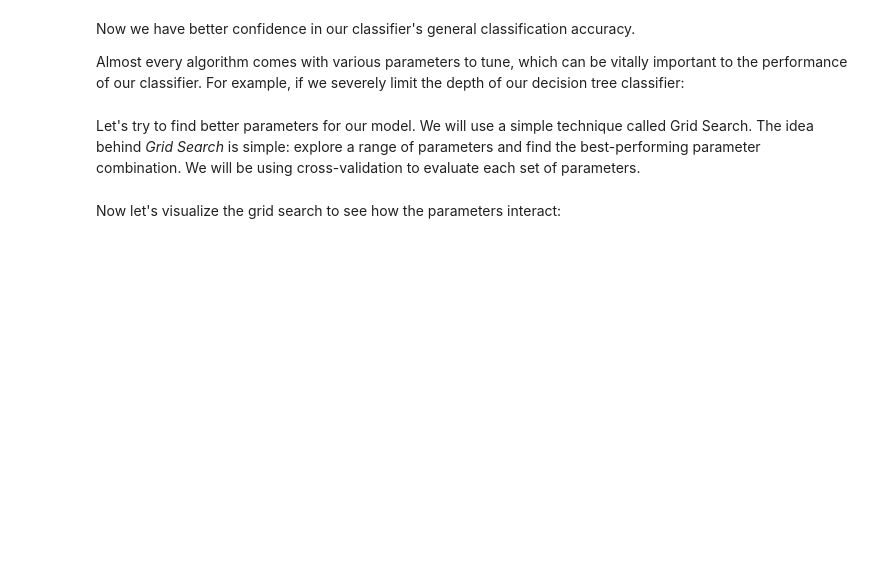
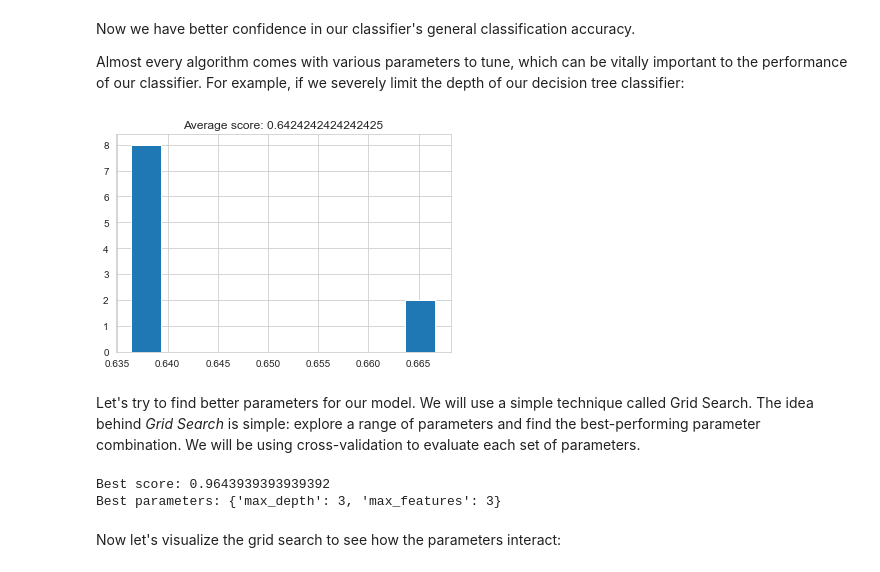
Before and after one commit to strvcom/ds-academy, a Jupyter notebook: lectures/01_lecture/motivational_example.ipynb, the cells around one changed output. Cells and saved outputs as stored; diff of their text form; code cells hidden in the pictures; blank space fills up the shorter version.

```diff
--- a/lectures/01_lecture/motivational_example.ipynb
+++ b/lectures/01_lecture/motivational_example.ipynb
@@ -237,7 +329,35 @@ This problem is the main reason that most data scientists perform _k-fold cross-
 Now we have better confidence in our classifier's general classification accuracy.
 
 Almost every algorithm comes with various parameters to tune, which can be vitally important to the performance of our classifier. For example, if we severely limit the depth of our decision tree classifier:
+# %%
+decision_tree_classifier = DecisionTreeClassifier(max_depth=1)
+cv_scores = cross_val_score(decision_tree_classifier, X_train, y_train, cv=10)
+plt.hist(cv_scores)
+plt.title('Average score: {}'.format(np.mean(cv_scores)));
+# %% [output]
+[figure, added]
 # %% [markdown]
 Let's try to find better parameters for our model. We will use a simple technique called Grid Search. The idea behind _Grid Search_ is simple: explore a range of parameters and find the best-performing parameter combination. We will be using cross-validation to evaluate each set of parameters.
+# %%
+from sklearn.model_selection import GridSearchCV, StratifiedKFold
+
+decision_tree_classifier = DecisionTreeClassifier()
+
+parameter_grid = {
+    'max_depth': [1, 2, 3, 4, 5],
+    'max_features': [1, 2, 3, 4]
+}
+
+cross_validation = StratifiedKFold(n_splits=10, shuffle=True, random_state=42)
+grid_search = GridSearchCV(
+    decision_tree_classifier, param_grid=parameter_grid, cv=cross_validation
+)
+
+grid_search.fit(X_train, y_train)
+print('Best score: {}'.format(grid_search.best_score_))
+print('Best parameters: {}'.format(grid_search.best_params_))
+# %% [output]
+Best score: 0.9643939393939392
+Best parameters: {'max_depth': 3, 'max_features': 3}
 # %% [markdown]
 Now let's visualize the grid search to see how the parameters interact:
```
Also changed, not shown: parts of 17 cells of this notebook, 2 other files.
